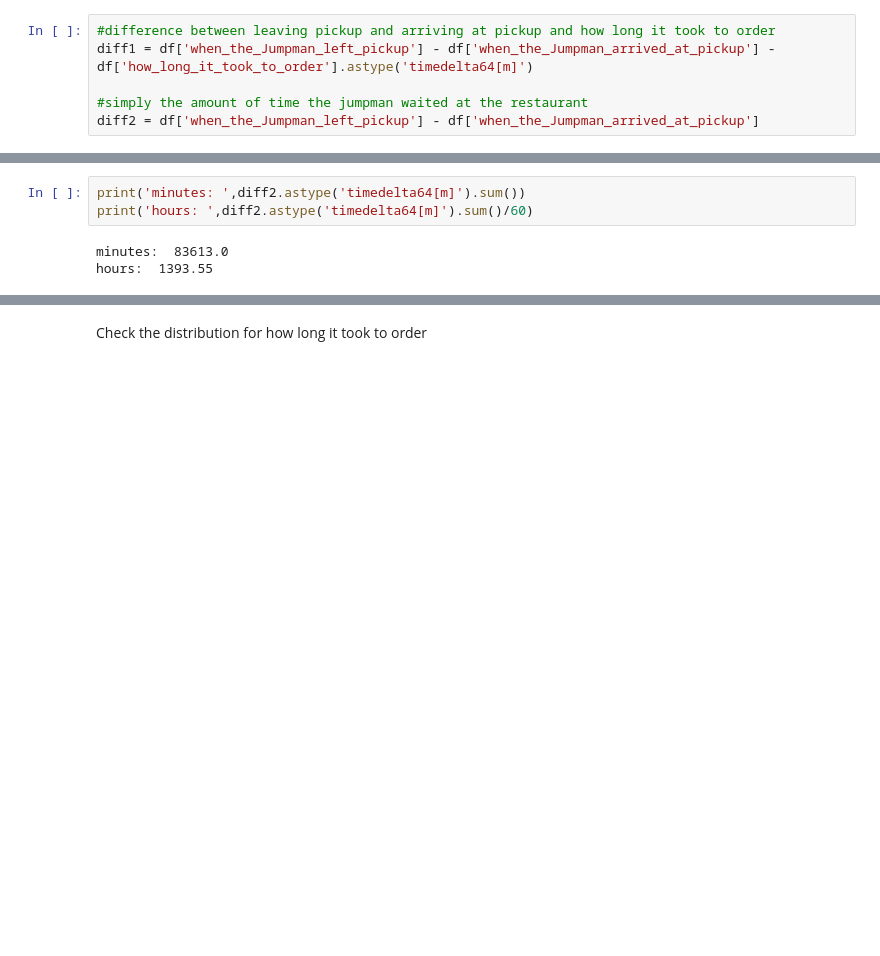
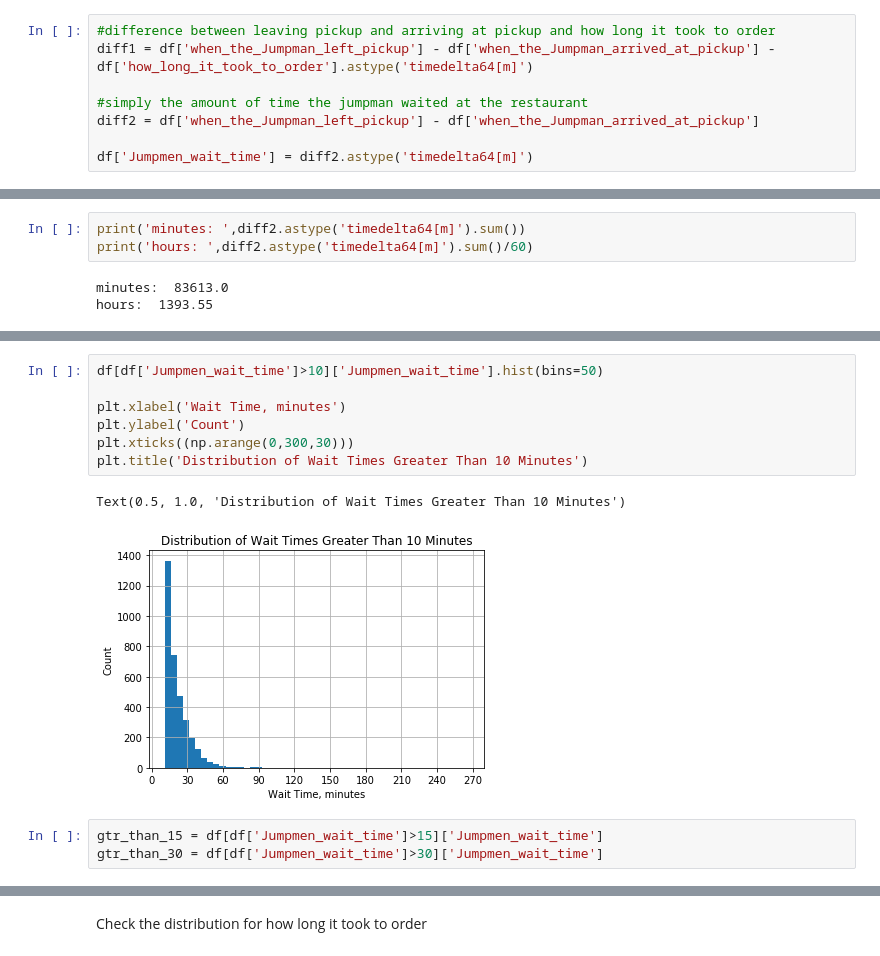
Before and after one commit to sstarkjr/PM_MarketAnalysis, a Jupyter notebook: Stephen_Stark_Jumpman23Analysis.ipynb, the cells around one changed output, grey strips where cells are left out. Cells and saved outputs as stored; diff of their text form; blank space fills up the shorter version.

```diff
--- a/Stephen_Stark_Jumpman23Analysis.ipynb
+++ b/Stephen_Stark_Jumpman23Analysis.ipynb
@@ -554,6 +554,8 @@ diff1 = df['when_the_Jumpman_left_pickup'] - df['when_the_Jumpman_arrived_at_pic
 
 #simply the amount of time the jumpman waited at the restaurant
 diff2 = df['when_the_Jumpman_left_pickup'] - df['when_the_Jumpman_arrived_at_pickup']
+
+df['Jumpmen_wait_time'] = diff2.astype('timedelta64[m]')
 # %%
 #seems odd that 370 have a negative value
 
@@ -601,0 +622,13 @@ hours:  1393.55
+# %%
+df[df['Jumpmen_wait_time']>10]['Jumpmen_wait_time'].hist(bins=50)
+
+plt.xlabel('Wait Time, minutes')
+plt.ylabel('Count')
+plt.xticks((np.arange(0,300,30)))
+plt.title('Distribution of Wait Times Greater Than 10 Minutes')
+# %% [output]
+Text(0.5, 1.0, 'Distribution of Wait Times Greater Than 10 Minutes')
+[figure, added]
+# %%
+gtr_than_15 = df[df['Jumpmen_wait_time']>15]['Jumpmen_wait_time']
+gtr_than_30 = df[df['Jumpmen_wait_time']>30]['Jumpmen_wait_time']
```
Also changed, not shown: parts of 24 cells of this notebook, 3 other files.
